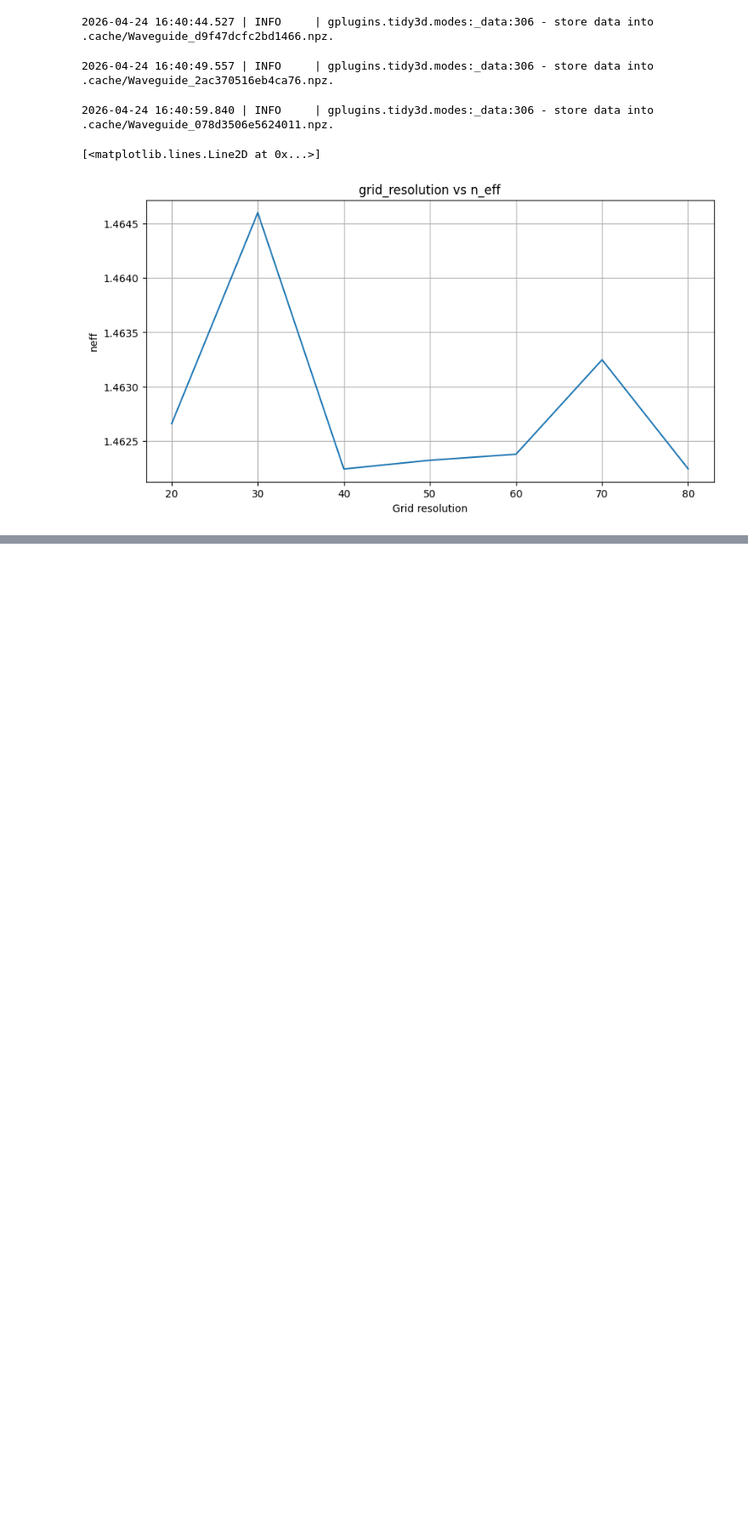
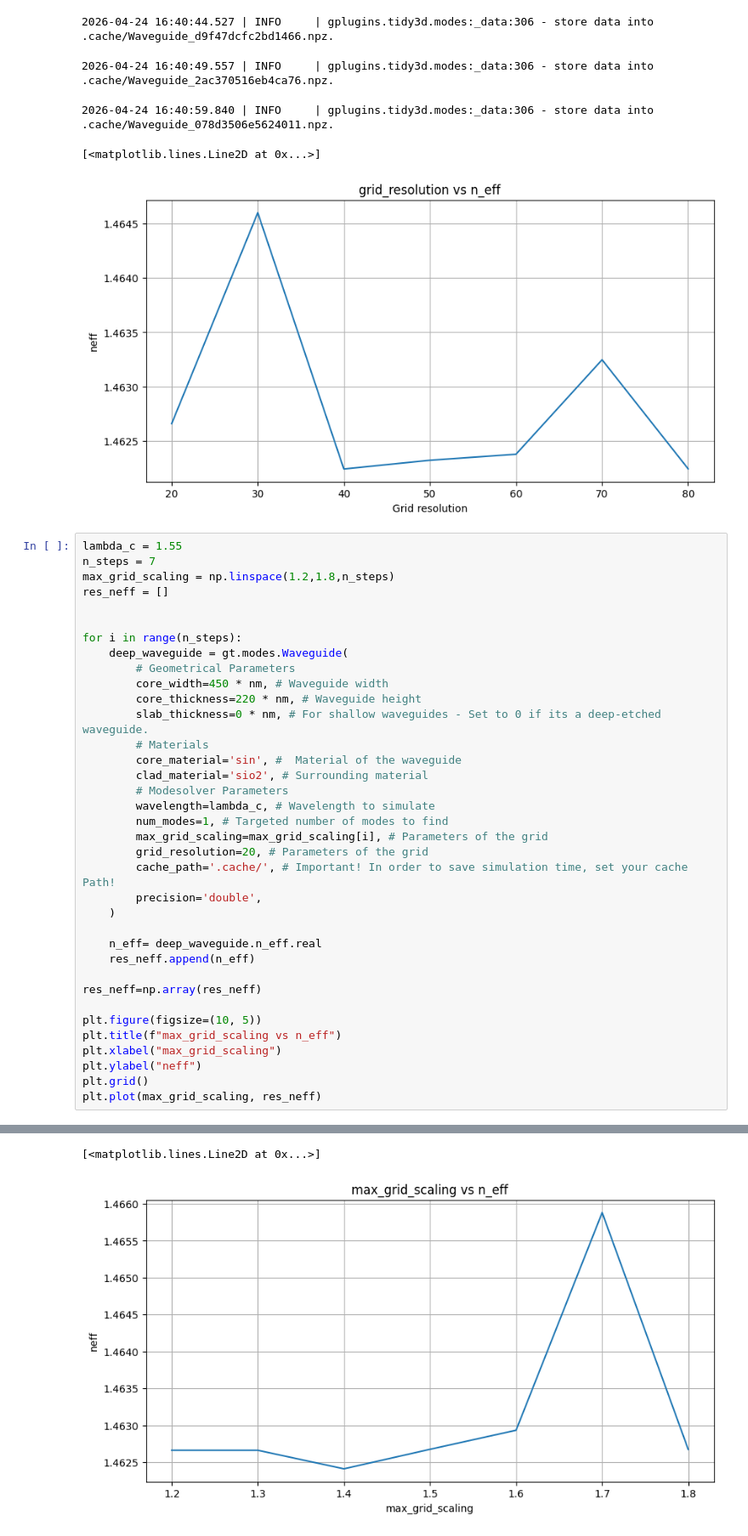
Before and after one commit to mromgar1/pic-upv-lab5-finalproject, a Jupyter notebook: FINAL_PROJECT_DEEP_SIN.ipynb, the cells around one changed output, grey strips where cells are left out. Shown at 85% size. Saved outputs shown, nothing was run; the diff lists cells and outputs as text; blank space fills up the shorter version.

```diff
--- a/FINAL_PROJECT_DEEP_SIN.ipynb
+++ b/FINAL_PROJECT_DEEP_SIN.ipynb
@@ -695,3 +757,40 @@ plt.plot(grid_resolution, res_neff)
 2026-04-24 16:40:59.840 | INFO     | gplugins.tidy3d.modes:_data:306 - store data into .cache/Waveguide_078d3506e5624011.npz.
 [<matplotlib.lines.Line2D at 0x...>]
 [figure]
+# %%
+lambda_c = 1.55
+n_steps = 7
+max_grid_scaling = np.linspace(1.2,1.8,n_steps)
+res_neff = []
+
+
+for i in range(n_steps):
+    deep_waveguide = gt.modes.Waveguide(
+        # Geometrical Parameters
+        core_width=450 * nm, # Waveguide width
+        core_thickness=220 * nm, # Waveguide height
+        slab_thickness=0 * nm, # For shallow waveguides - Set to 0 if its a deep-etched waveguide.
+        # Materials
+        core_material='sin', #  Material of the waveguide
+        clad_material='sio2', # Surrounding material
+        # Modesolver Parameters
+        wavelength=lambda_c, # Wavelength to simulate
+        num_modes=1, # Targeted number of modes to find
+        max_grid_scaling=max_grid_scaling[i], # Parameters of the grid
+        grid_resolution=20, # Parameters of the grid
+        cache_path='.cache/', # Important! In order to save simulation time, set your cache Path!
+        precision='double',
+    )
+
+    n_eff= deep_waveguide.n_eff.real
+    res_neff.append(n_eff)
+
+res_neff=np.array(res_neff)
+
+plt.figure(figsize=(10, 5))
+plt.title(f"max_grid_scaling vs n_eff")
+plt.xlabel("max_grid_scaling")
+plt.ylabel("neff")
+plt.grid()
+plt.plot(max_grid_scaling, res_neff)
+# %% [output]
@@ -697,0 +806,2 @@ plt.plot(grid_resolution, res_neff)
+[<matplotlib.lines.Line2D at 0x...>]
+[figure, added]
```
Also changed, not shown: parts of 14 cells of this notebook, 1 other file.
